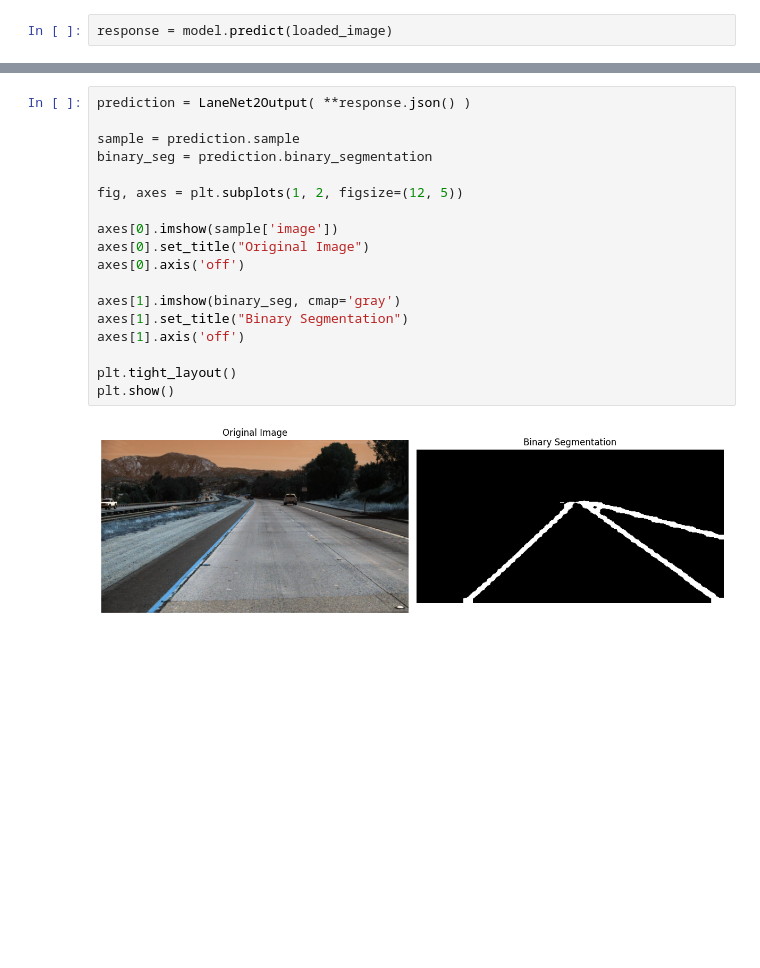
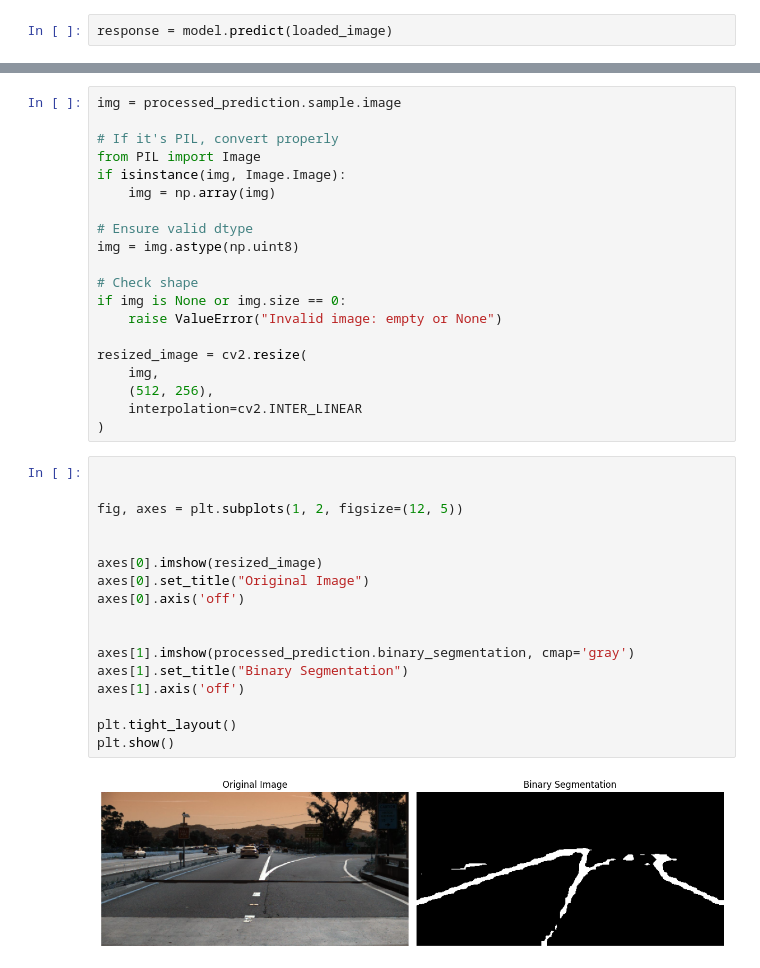
Before and after one commit to SuyogPrasai/microlane, a Jupyter notebook: evaluate.ipynb, the cells around one changed output, grey strips where cells are left out. Drawn from its saved outputs; the diff is of its cells as text; blank space fills up the shorter version.

```diff
--- a/evaluate.ipynb
+++ b/evaluate.ipynb
@@ -87,20 +107,39 @@ response = model.predict(loaded_image)
+# %%
+img = processed_prediction.sample.image
+
+# If it's PIL, convert properly
+from PIL import Image
+if isinstance(img, Image.Image):
+    img = np.array(img)
+
+# Ensure valid dtype
+img = img.astype(np.uint8)
+
+# Check shape
+if img is None or img.size == 0:
+    raise ValueError("Invalid image: empty or None")
+
+resized_image = cv2.resize(
+    img,
+    (512, 256),
+    interpolation=cv2.INTER_LINEAR
+)
 # %%
-prediction = LaneNet2Output( **response.json() )
 
-sample = prediction.sample
-binary_seg = prediction.binary_segmentation
 
 fig, axes = plt.subplots(1, 2, figsize=(12, 5))
 
-axes[0].imshow(sample['image'])
+
+axes[0].imshow(resized_image)
 axes[0].set_title("Original Image")
 axes[0].axis('off')
 
-axes[1].imshow(binary_seg, cmap='gray')
+
+axes[1].imshow(processed_prediction.binary_segmentation, cmap='gray')
 axes[1].set_title("Binary Segmentation")
 axes[1].axis('off')
 
 plt.tight_layout()
 plt.show()
 # %% [output]
-[figure, old version]
+[figure, new version]
```
Also changed, not shown: parts of 4 cells of this notebook, 1 other file.
